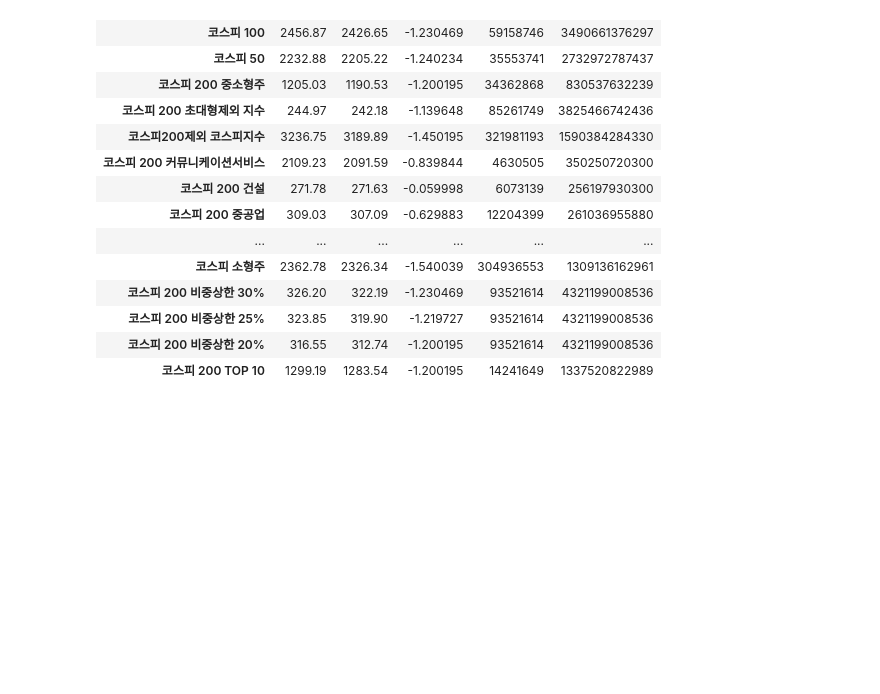
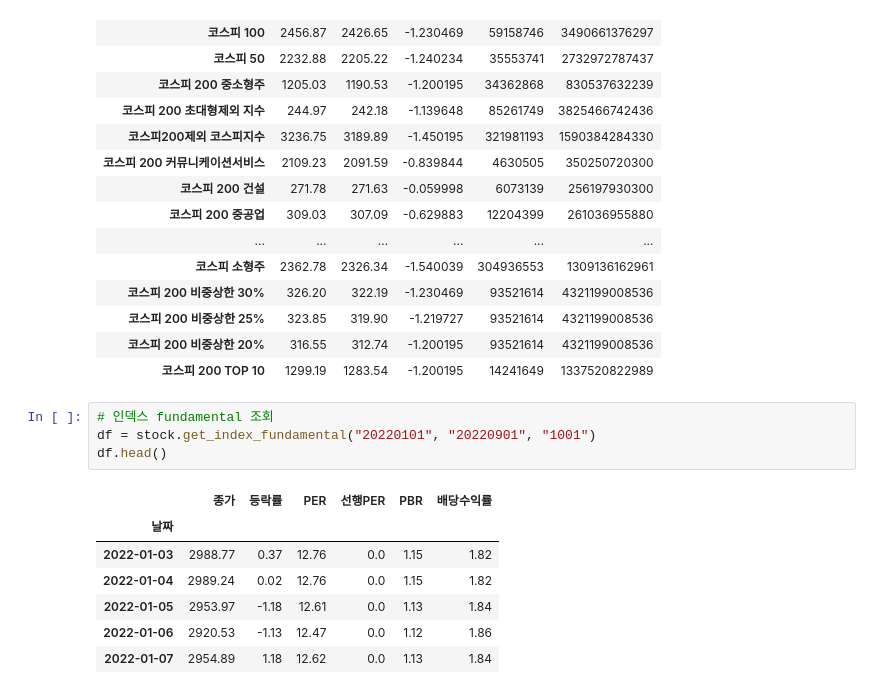
Before and after one commit to viva-lee/trading-backtesting, a Jupyter notebook: pykrx_example.ipynb, the cells around one changed output. Cells and saved outputs as stored; diff of their text form; blank space fills up the shorter version.

```diff
--- a/pykrx_example.ipynb
+++ b/pykrx_example.ipynb
@@ -301,3 +301,15 @@ df
 | 코스피 200 비중상한 25% | 323.85 | 319.90 | -1.219727 | 93521614 | 4321199008536 |
 | 코스피 200 비중상한 20% | 316.55 | 312.74 | -1.200195 | 93521614 | 4321199008536 |
 | 코스피 200 TOP 10 | 1299.19 | 1283.54 | -1.200195 | 14241649 | 1337520822989 |
+# %%
+# 인덱스 fundamental 조회
+df = stock.get_index_fundamental("20220101", "20220901", "1001")
+df.head()
+# %% [output]
+|  | 종가 | 등락률 | PER | 선행PER | PBR | 배당수익률 |
+| 날짜 |  |  |  |  |  |  |
+| 2022-01-03 | 2988.77 | 0.37 | 12.76 | 0.0 | 1.15 | 1.82 |
+| 2022-01-04 | 2989.24 | 0.02 | 12.76 | 0.0 | 1.15 | 1.82 |
+| 2022-01-05 | 2953.97 | -1.18 | 12.61 | 0.0 | 1.13 | 1.84 |
+| 2022-01-06 | 2920.53 | -1.13 | 12.47 | 0.0 | 1.12 | 1.86 |
+| 2022-01-07 | 2954.89 | 1.18 | 12.62 | 0.0 | 1.13 | 1.84 |
```
Also changed, not shown: parts of 1 cell of this notebook.
